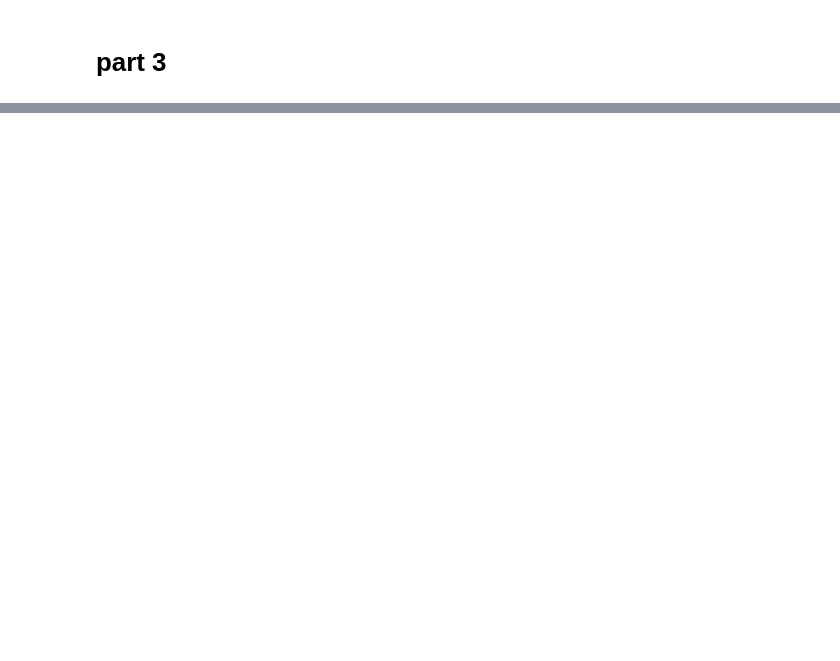
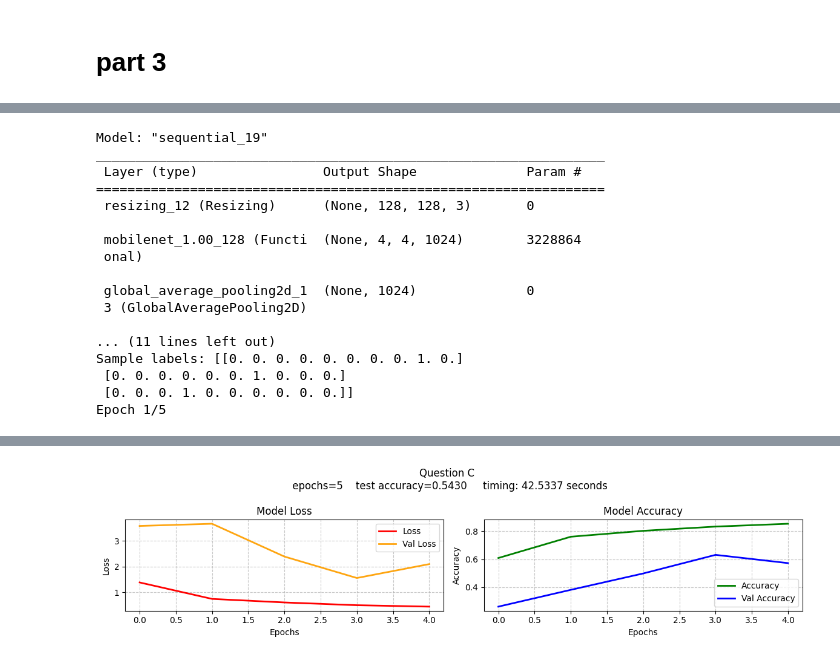
Before and after one commit to shai-ca/AI-DL, a Jupyter notebook: project-2/main_jupyter.ipynb, the cells around one changed output, grey strips where cells are left out. Drawn from its saved outputs; the diff is of its cells as text; code cells hidden in the pictures; blank space fills up the shorter version.

```diff
--- a/project-2/main_jupyter.ipynb
+++ b/project-2/main_jupyter.ipynb
@@ -194,0 +256,55 @@ new_model.add(tf.keras.layers.Dropout(0.5))    # Add dropoutos.environ['TF_ENABL
+# %%
+# C
+
+# Copy existing layers except last one
+new_model = tf.keras.Sequential(model.layers[:-1])
+
+# Add dropout and final layer
+new_model.add(tf.keras.layers.Dropout(0.5))
+new_model.add(tf.keras.layers.Dense(10, activation='softmax'))
+
+print(new_model.summary())
+print("Label shape:", train_labels.shape)
+print("Sample labels:", train_labels[:3])
+
+# Add optimizer and metrics
+new_model.compile(
+    optimizer='adam',
+    loss='categorical_crossentropy',
+    metrics=['accuracy']
+)
+
+# Training
+start = time.perf_counter()
+history = new_model.fit(
+    train_images,
+    train_labels,
+    epochs=EPOCH,
+    validation_data=(val_images, val_labels)
+)
+end = time.perf_counter()
+print(f"Manual timing: {end - start:.6f} seconds")
+
+# Evaluation
+test_loss, test_acc = new_model.evaluate(test_images, test_labels, verbose=2)
+print(f"Test accuracy: {test_acc}, Test loss: {test_loss}")
+
+plot_train_vs_val_metrics(history, extra_title='Question C \n epochs='+str(EPOCH)+'    test accuracy='+str(f"{test_acc:.4f}") + f'     timing: {end - start:.4f} seconds')
+# %% [output]
+Model: "sequential_19"
+_________________________________________________________________
+ Layer (type)                Output Shape              Param #
+=================================================================
+ resizing_12 (Resizing)      (None, 128, 128, 3)       0
+
+ mobilenet_1.00_128 (Functi  (None, 4, 4, 1024)        3228864
+ onal)
+
+ global_average_pooling2d_1  (None, 1024)              0
+ 3 (GlobalAveragePooling2D)
+
+... (11 lines left out)
+Sample labels: [[0. 0. 0. 0. 0. 0. 0. 0. 1. 0.]
+ [0. 0. 0. 0. 0. 0. 1. 0. 0. 0.]
+ [0. 0. 0. 1. 0. 0. 0. 0. 0. 0.]]
+Epoch 1/5
@@ -194,0 +325 @@ new_model.add(tf.keras.layers.Dropout(0.5))    # Add dropoutos.environ['TF_ENABL
+[figure, added]
```
Also changed, not shown: parts of 13 cells of this notebook, 11 other files.
